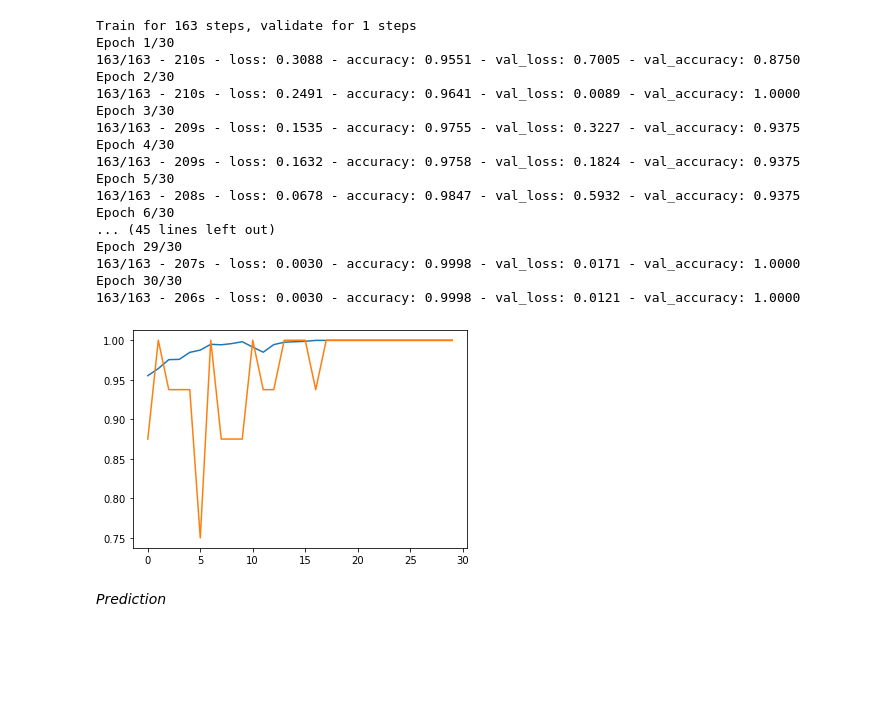
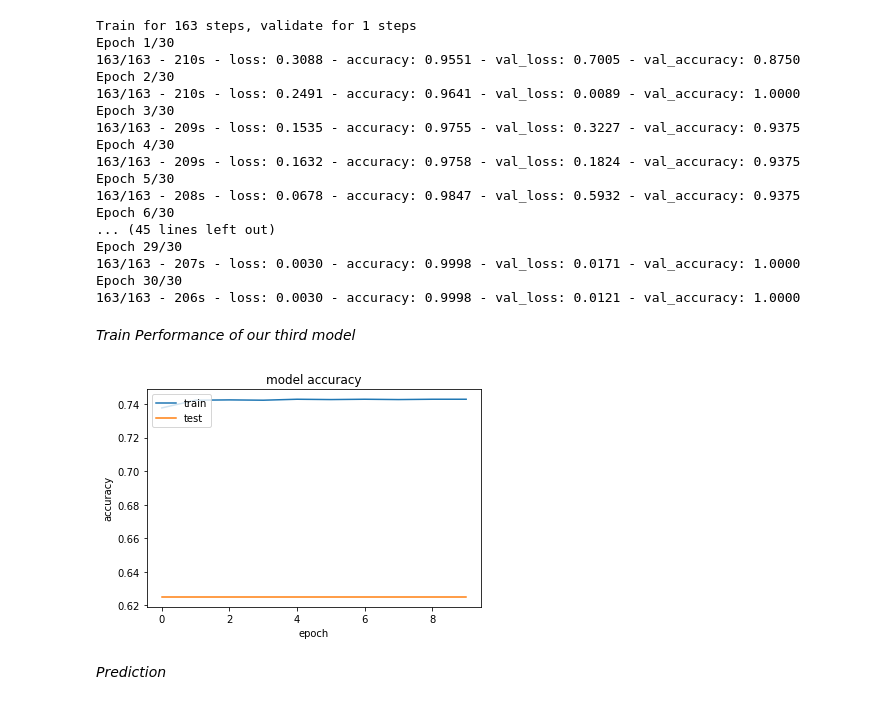
Before and after one commit to TimEisenmenger/Ironhack-Final-Project_Picture-Classification, a Jupyter notebook: Code/Final Project - Image Classification.ipynb, the cells around one changed output. Saved outputs shown, nothing was run; the diff lists cells and outputs as text; code cells hidden in the pictures; blank space fills up the shorter version.

```diff
--- a/Code/Final Project - Image Classification.ipynb
+++ b/Code/Final Project - Image Classification.ipynb
@@ -471,9 +605,17 @@ Epoch 29/30
 163/163 - 207s - loss: 0.0030 - accuracy: 0.9998 - val_loss: 0.0171 - val_accuracy: 1.0000
 Epoch 30/30
 163/163 - 206s - loss: 0.0030 - accuracy: 0.9998 - val_loss: 0.0121 - val_accuracy: 1.0000
-# %%
-plt.plot(history.history['accuracy'])
-plt.plot(history.history['val_accuracy'])
-plt.show()
-# %% [output]
-[figure, removed]
+# %% [markdown]
+*Train Performance of our third model*
+# %%
+# summarize history for accuracy
+
+plt.plot(history3.history['accuracy'])
+plt.plot(history3.history['val_accuracy'])
+plt.title('model accuracy')
+plt.ylabel('accuracy')
+plt.xlabel('epoch')
+plt.legend(['train', 'test'], loc='upper left')
+plt.show()
+# %% [output]
+[figure, added]
```
Also changed, not shown: parts of 20 cells of this notebook, 2 other files.
